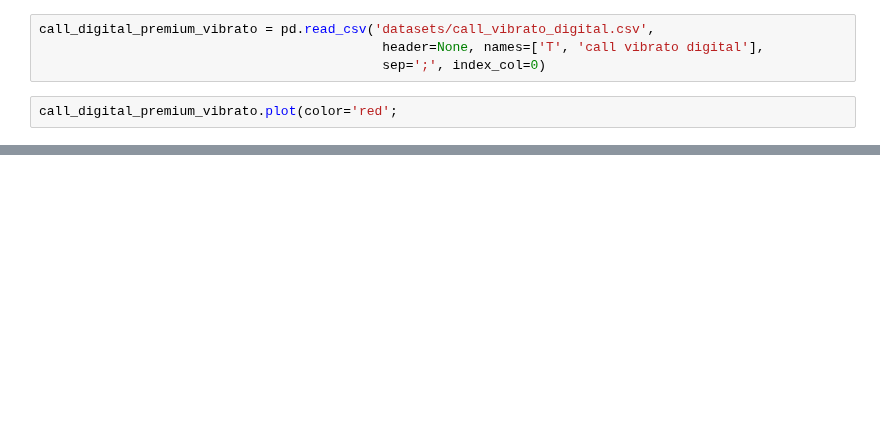
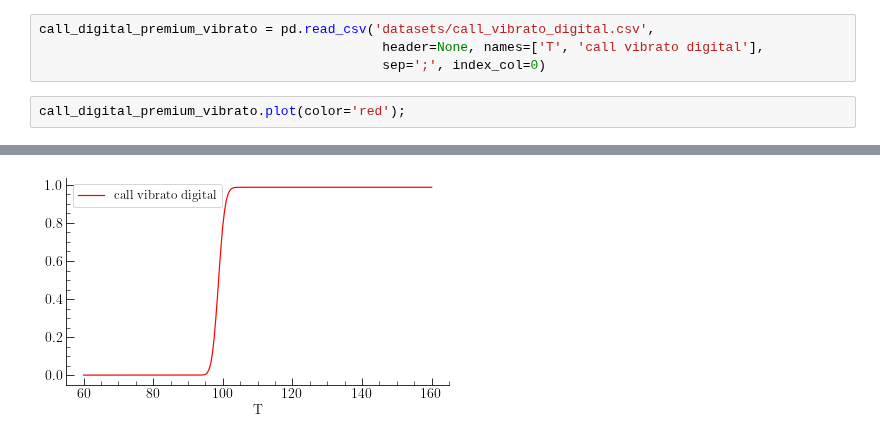
Before and after one commit to axeh101/vibrato-mc, a Jupyter notebook: src/python/plots.ipynb, the cells around one changed output, grey strips where cells are left out. Cells and saved outputs as stored; diff of their text form; blank space fills up the shorter version.

```diff
--- a/src/python/plots.ipynb
+++ b/src/python/plots.ipynb
@@ -65,5 +64,5 @@ call_digital_premium_vibrato = pd.read_csv('datasets/call_vibrato_digital.csv',
                                             header=None, names=['T', 'call vibrato digital'],
                                             sep=';', index_col=0)
 # %%
-call_digital_premium_vibrato.plot(color='red';
+call_digital_premium_vibrato.plot(color='red');
 # %% [output]
@@ -71,3 +69,4 @@ SyntaxError: invalid syntax (<ipython-input-216-21903e70785e>, line 1)
+[figure, added]
 # %%
 call_vanilla_delta_analytic = pd.read_csv('datasets/call_analytic_delta.csv',
                                             header=None, names=['T', 'call Analytic delta'],
```
Also changed, not shown: parts of 6 cells of this notebook, 3 other files.
